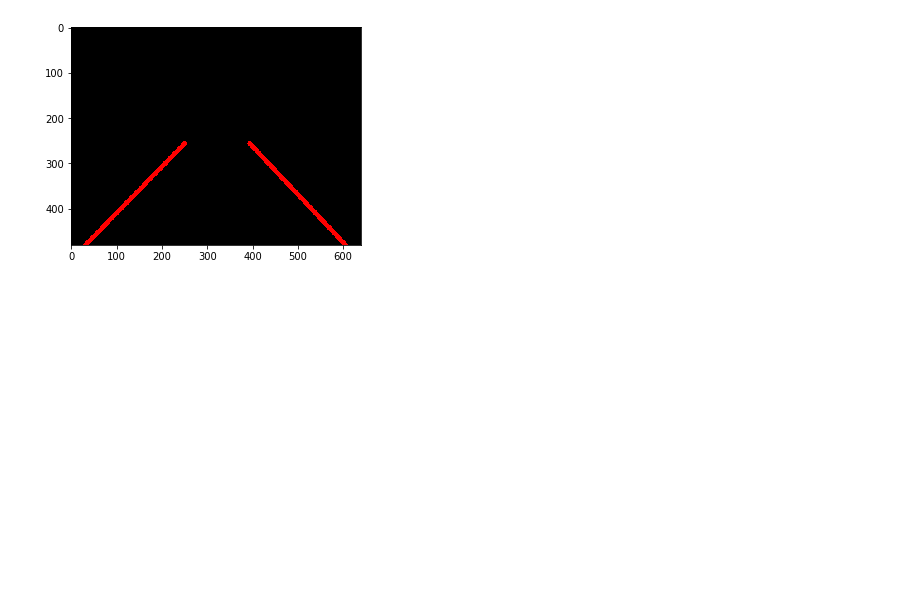
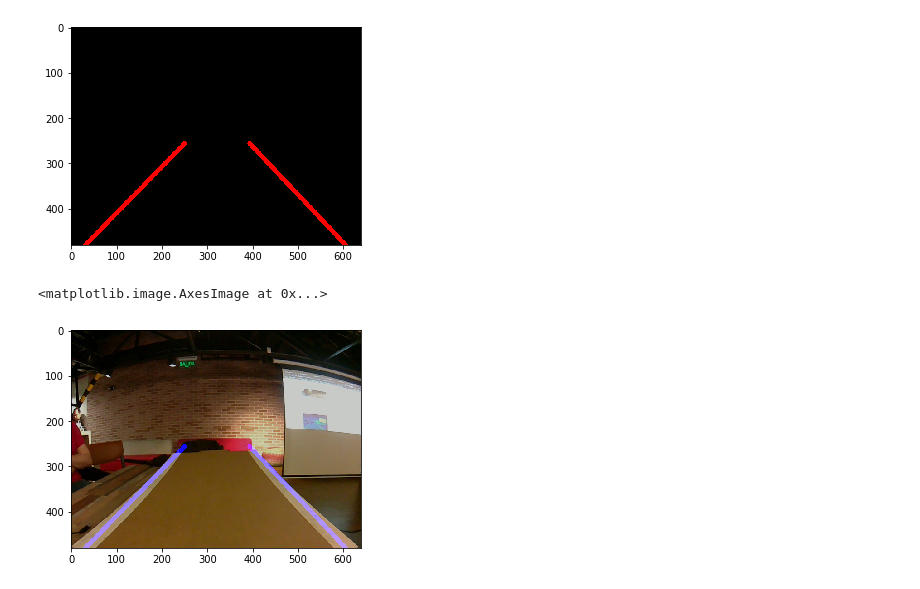
Before and after one commit to roboticamedellin/workshops_self_driving_car_2020, a Jupyter notebook: 01_25_opencv_python/OpencvUtils.ipynb, the cells around one changed output. Drawn from its saved outputs; the diff is of its cells as text; code cells hidden in the pictures; blank space fills up the shorter version.

```diff
--- a/01_25_opencv_python/OpencvUtils.ipynb
+++ b/01_25_opencv_python/OpencvUtils.ipynb
@@ -162,3 +162,12 @@ plt.imshow(img_lines, cmap='gray')
 # %% [output]
 <matplotlib.image.AxesImage at 0x...>
 [figure]
+# %%
+def weighted_img(img, initial_img, α=0.8, β=1., γ=0.):
+    return cv2.addWeighted(initial_img, α, img, β, γ)
+
+result = weighted_img(img_lines, img)
+plt.imshow(cv2.cvtColor(result, cv2.COLOR_BGR2RGB))
+# %% [output]
+<matplotlib.image.AxesImage at 0x...>
+[figure, added]
```
